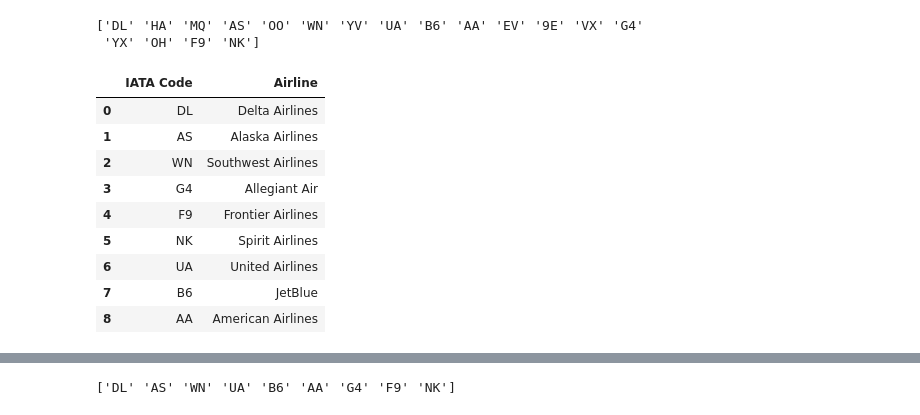
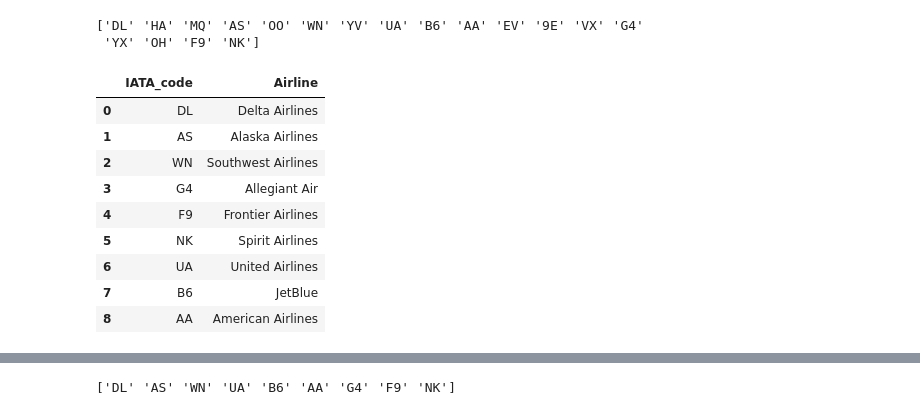
Before and after one commit to Jeff-Gielniak/Airline-Satisfaction-Evaluation, a Jupyter notebook: Flight.ipynb, the cells around one changed output, grey strips where cells are left out. Cells and saved outputs as stored; diff of their text form; code cells hidden in the pictures.

```diff
--- a/Flight.ipynb
+++ b/Flight.ipynb
@@ -55,20 +55,23 @@ print(unique_values)
 # %%
 # Create an Airline DataFrame using IATA Airline codes: DL = Delta, AS = Alaska , WN = Southwest
 #G4 = Allegiant Air, F9 = Frontier, NK = Spirit Airlines, UA = United Airlines, B6 = JetBlue, AA = American Airlines
 
 # Create a dictionary with IATA codes and Airlines
 iata_data = {
     'IATA Code': ['DL', 'AS', 'WN', 'G4', 'F9', 'NK', 'UA', 'B6', 'AA'],
     'Airline': ['Delta Airlines', 'Alaska Airlines', 'Southwest Airlines', 'Allegiant Air', 'Frontier Airlines', 'Spirit Airlines', 'United Airlines', 'JetBlue', 'American Airlines']
 }
 
 # Create a DataFrame from the dictionary
 IATA_df = pd.DataFrame(iata_data)
 
+# Rename IATA Code Column
+IATA_df.rename(columns = {'IATA Code': 'IATA_code'}, inplace=True)
+
 # Display the DataFrame
 IATA_df
 # %% [output]
-|  | IATA Code | Airline |
+|  | IATA_code | Airline |
 | 0 | DL | Delta Airlines |
 | 1 | AS | Alaska Airlines |
 | 2 | WN | Southwest Airlines |
```
Also changed, not shown: parts of 17 cells of this notebook, 5 other files.
